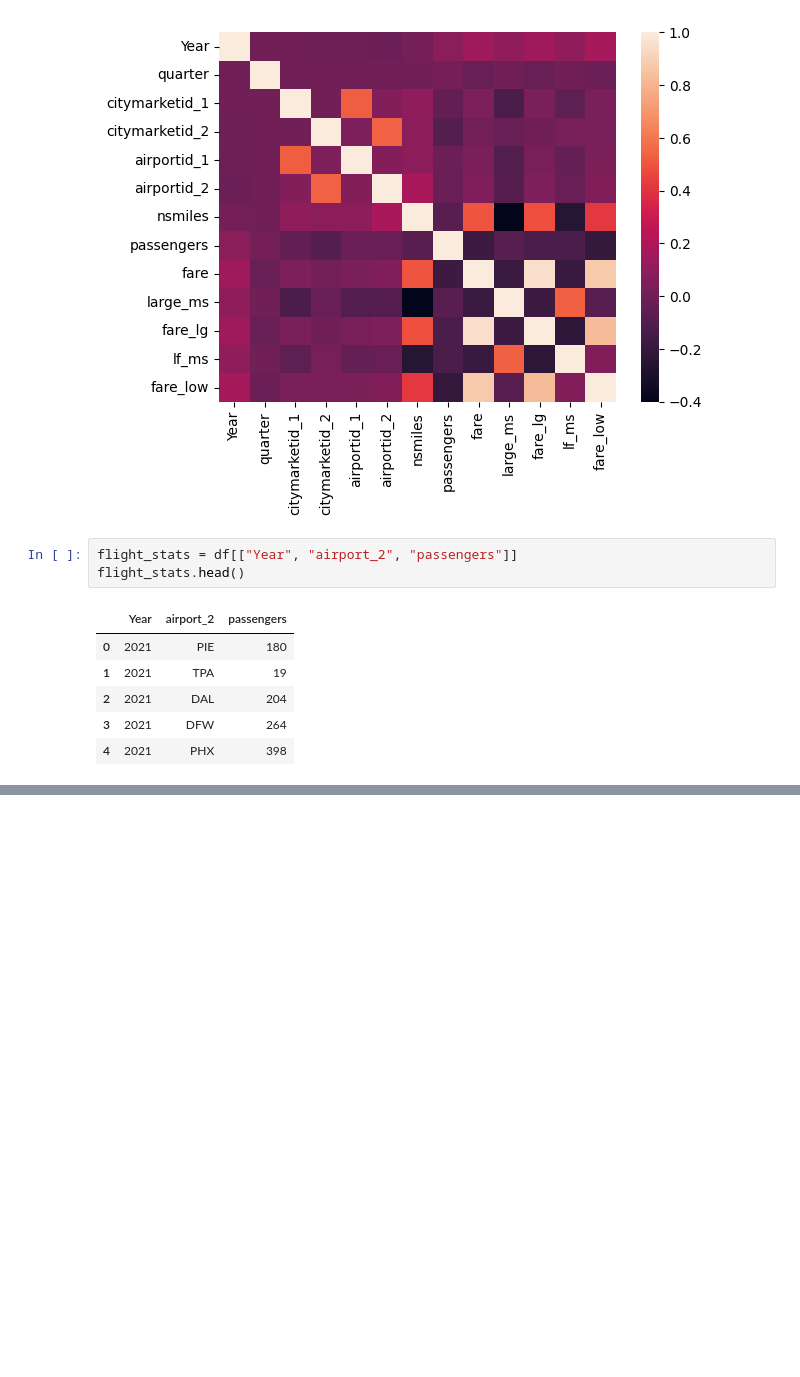
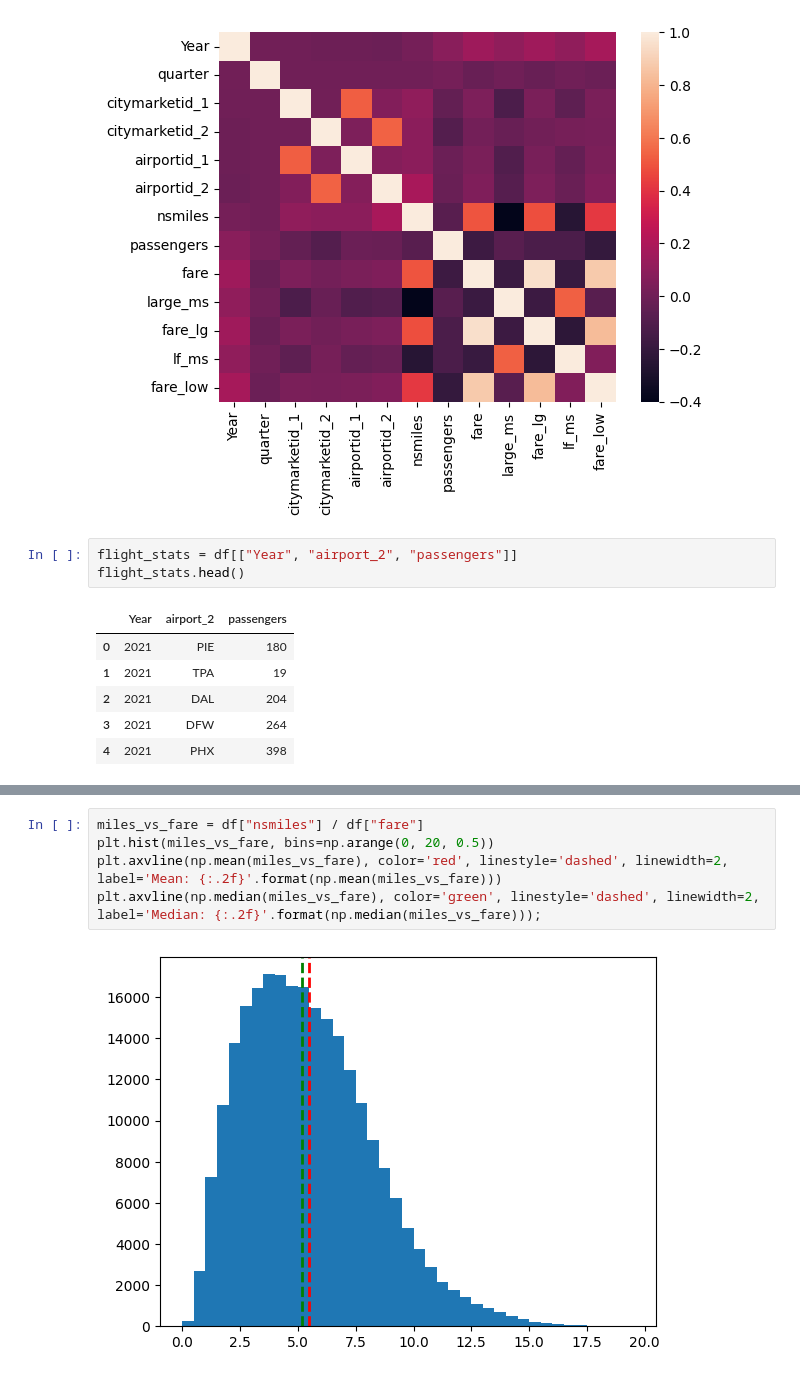
Before and after one commit to Ranabor/CDC-2024, a Jupyter notebook: basics.ipynb, the cells around one changed output, grey strips where cells are left out. Saved outputs shown, nothing was run; the diff lists cells and outputs as text; blank space fills up the shorter version.

```diff
--- a/basics.ipynb
+++ b/basics.ipynb
@@ -179,3 +167,10 @@ df_with_coords.head()
 | 2 | Table1a | 2021 | 3 | 30140 | 30194 | Albuquerque, NM | Dallas/Fort Worth, TX | 10140 | 11259 | ... |
 | 3 | Table1a | 2021 | 3 | 30140 | 30194 | Albuquerque, NM | Dallas/Fort Worth, TX | 10140 | 11298 | ... |
 | 4 | Table1a | 2021 | 3 | 30140 | 30466 | Albuquerque, NM | Phoenix, AZ | 10140 | 14107 | ... |
+# %%
+miles_vs_fare = df["nsmiles"] / df["fare"]
+plt.hist(miles_vs_fare, bins=np.arange(0, 20, 0.5))
+plt.axvline(np.mean(miles_vs_fare), color='red', linestyle='dashed', linewidth=2, label='Mean: {:.2f}'.format(np.mean(miles_vs_fare)))
+plt.axvline(np.median(miles_vs_fare), color='green', linestyle='dashed', linewidth=2, label='Median: {:.2f}'.format(np.median(miles_vs_fare)));
+# %% [output]
+[figure, added]
```
Also changed, not shown: parts of 9 cells of this notebook.
